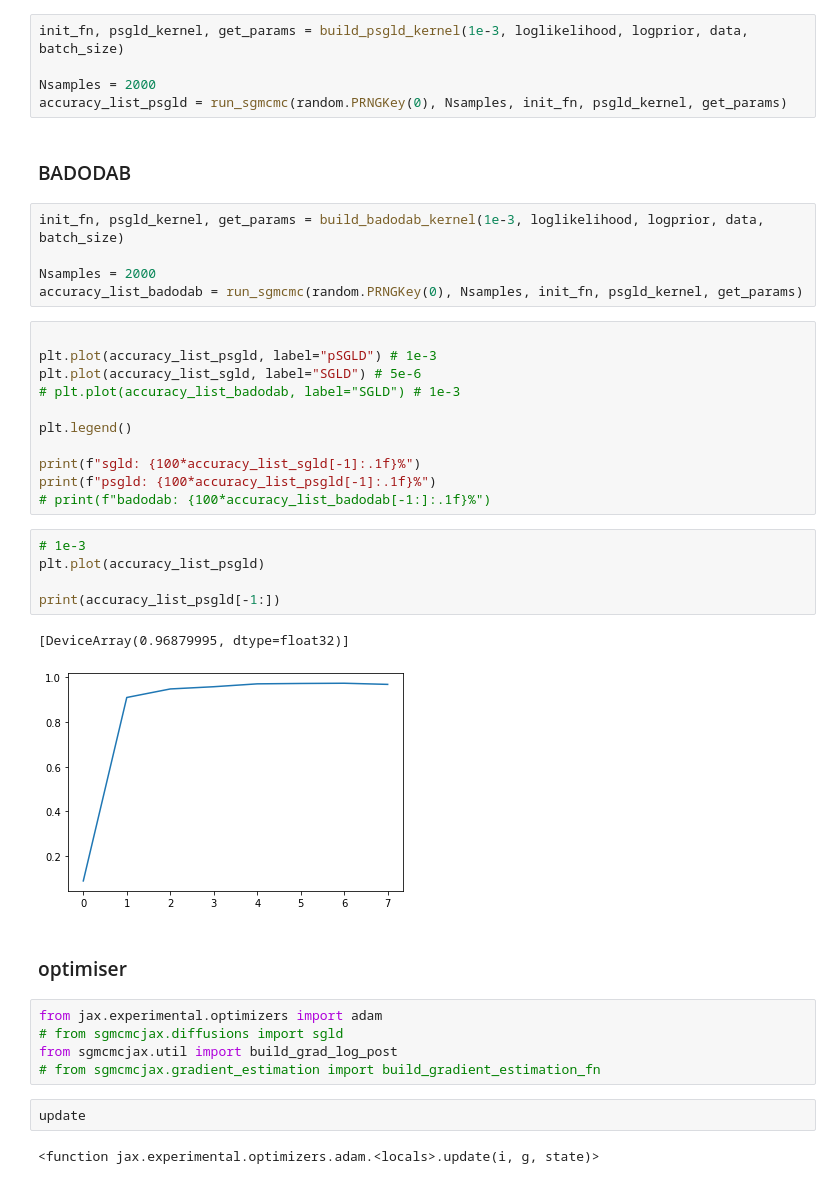
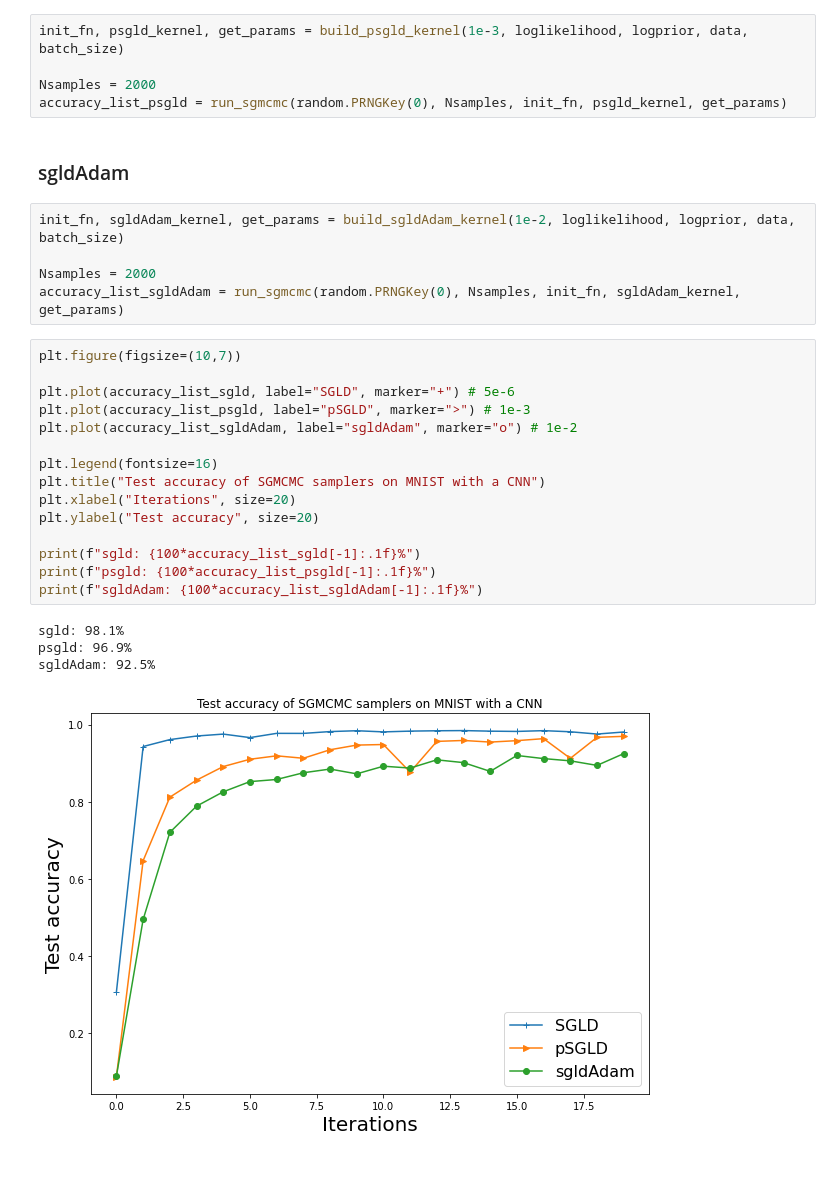
Before and after one commit to jeremiecoullon/SGMCMCJax, a Jupyter notebook: docs/nbs/Flax_MNIST.ipynb, the cells around one changed output. Saved outputs shown, nothing was run; the diff lists cells and outputs as text.

```diff
--- a/docs/nbs/Flax_MNIST.ipynb
+++ b/docs/nbs/Flax_MNIST.ipynb
@@ -104,39 +104,29 @@ init_fn, psgld_kernel, get_params = build_psgld_kernel(1e-3, loglikelihood, logp
 Nsamples = 2000
 accuracy_list_psgld = run_sgmcmc(random.PRNGKey(0), Nsamples, init_fn, psgld_kernel, get_params)
 # %% [markdown]
-### BADODAB
+### sgldAdam
 # %%
-init_fn, psgld_kernel, get_params = build_badodab_kernel(1e-3, loglikelihood, logprior, data, batch_size)
+init_fn, sgldAdam_kernel, get_params = build_sgldAdam_kernel(1e-2, loglikelihood, logprior, data, batch_size)
 
 Nsamples = 2000
-accuracy_list_badodab = run_sgmcmc(random.PRNGKey(0), Nsamples, init_fn, psgld_kernel, get_params)
+accuracy_list_sgldAdam = run_sgmcmc(random.PRNGKey(0), Nsamples, init_fn, sgldAdam_kernel, get_params)
 # %%
+plt.figure(figsize=(10,7))
 
-plt.plot(accuracy_list_psgld, label="pSGLD") # 1e-3
-plt.plot(accuracy_list_sgld, label="SGLD") # 5e-6
-# plt.plot(accuracy_list_badodab, label="SGLD") # 1e-3
+plt.plot(accuracy_list_sgld, label="SGLD", marker="+") # 5e-6
+plt.plot(accuracy_list_psgld, label="pSGLD", marker=">") # 1e-3
+plt.plot(accuracy_list_sgldAdam, label="sgldAdam", marker="o") # 1e-2
 
-plt.legend()
+plt.legend(fontsize=16)
+plt.title("Test accuracy of SGMCMC samplers on MNIST with a CNN")
+plt.xlabel("Iterations", size=20)
+plt.ylabel("Test accuracy", size=20)
 
 print(f"sgld: {100*accuracy_list_sgld[-1]:.1f}%")
 print(f"psgld: {100*accuracy_list_psgld[-1]:.1f}%")
-# print(f"badodab: {100*accuracy_list_badodab[-1:]:.1f}%")
+print(f"sgldAdam: {100*accuracy_list_sgldAdam[-1]:.1f}%")
+# %% [output]
+sgld: 98.1%
+psgld: 96.9%
+sgldAdam: 92.5%
+[figure, added]
-# %%
-# 1e-3
-plt.plot(accuracy_list_psgld)
-
-print(accuracy_list_psgld[-1:])
-# %% [output]
-[DeviceArray(0.96879995, dtype=float32)]
-[figure, removed]
-# %% [markdown]
-### optimiser
-# %%
-from jax.experimental.optimizers import adam
-# from sgmcmcjax.diffusions import sgld
-from sgmcmcjax.util import build_grad_log_post
-# from sgmcmcjax.gradient_estimation import build_gradient_estimation_fn
-# %%
-update
-# %% [output]
-<function jax.experimental.optimizers.adam.<locals>.update(i, g, state)>
```
Also changed, not shown: parts of 3 cells of this notebook, 1 other file.
